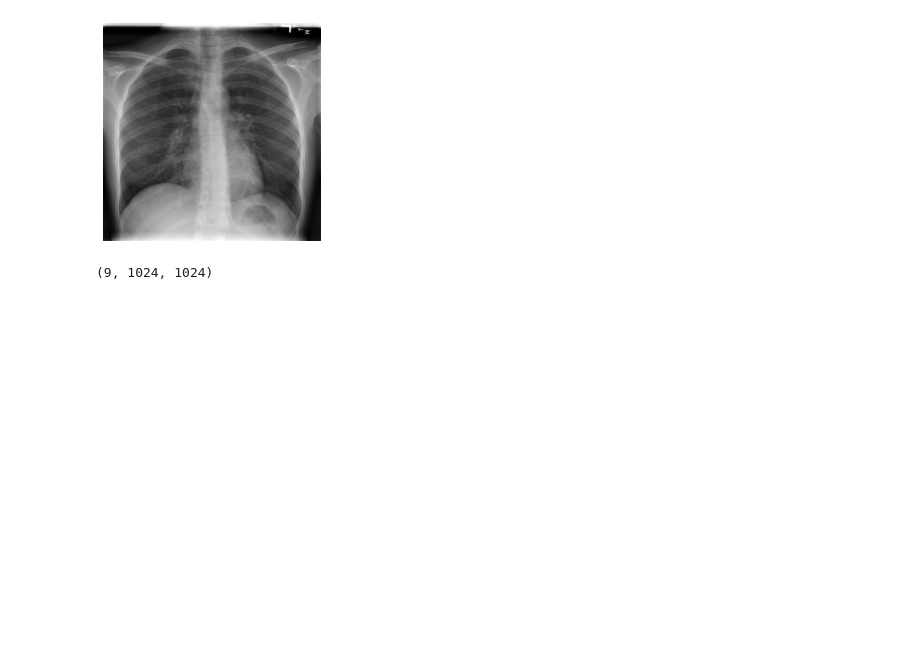
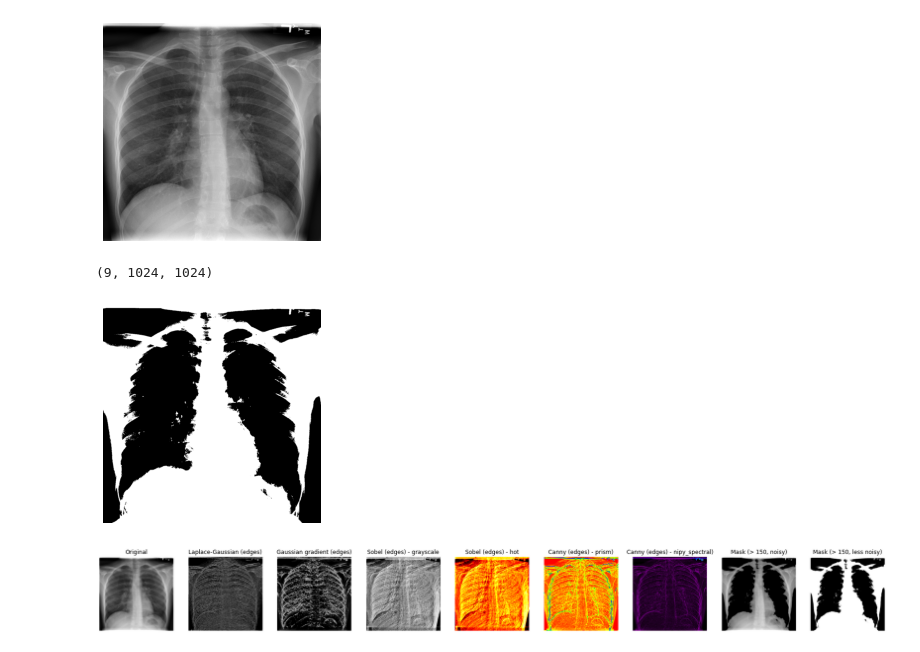
Before and after one commit to NilSagor/dataset_practice, a Jupyter notebook: xray_analysis/Xray Image Analysis.ipynb, the cells around one changed output. Cells and saved outputs as stored; diff of their text form; code cells hidden in the pictures; blank space fills up the shorter version.

```diff
--- a/xray_analysis/Xray Image Analysis.ipynb
+++ b/xray_analysis/Xray Image Analysis.ipynb
@@ -39,3 +39,36 @@ combined_xray_images_1 = np.array(
 combined_xray_images_1.shape
 # %% [output]
 (9, 1024, 1024)
+# %%
+xray_image_mask_less_noisy = np.where(xray_image >100, 1, 0)
+plt.imshow(xray_image_mask_less_noisy, cmap="gray")
+plt.axis("off")
+plt.show()
+# %% [output]
+[figure, added]
+# %%
+fig, axes = plt.subplots(nrows=1, ncols=9, figsize=(30, 30))
+
+axes[0].set_title("Original")
+axes[0].imshow(xray_image, cmap="gray")
+axes[1].set_title("Laplace-Gaussian (edges)")
+axes[1].imshow(xray_image_laplace_gaussian, cmap="gray")
+axes[2].set_title("Gaussian gradient (edges)")
+axes[2].imshow(xray_image_gaussian_gradient, cmap="gray")
+axes[3].set_title("Sobel (edges) - grayscale")
+axes[3].imshow(xray_image_sobel, cmap="gray")
+axes[4].set_title("Sobel (edges) - hot")
+axes[4].imshow(xray_image_sobel, cmap="hot")
+axes[5].set_title("Canny (edges) - prism)")
+axes[5].imshow(xray_image_canny, cmap="prism")
+axes[6].set_title("Canny (edges) - nipy_spectral)")
+axes[6].imshow(xray_image_canny, cmap="nipy_spectral")
+axes[7].set_title("Mask (> 150, noisy)")
+axes[7].imshow(xray_image_mask_noisy, cmap="gray")
+axes[8].set_title("Mask (> 150, less noisy)")
+axes[8].imshow(xray_image_mask_less_noisy, cmap="gray")
+for i in axes:
+    i.axis("off")
+plt.show()
+# %% [output]
+[figure, added]
```
